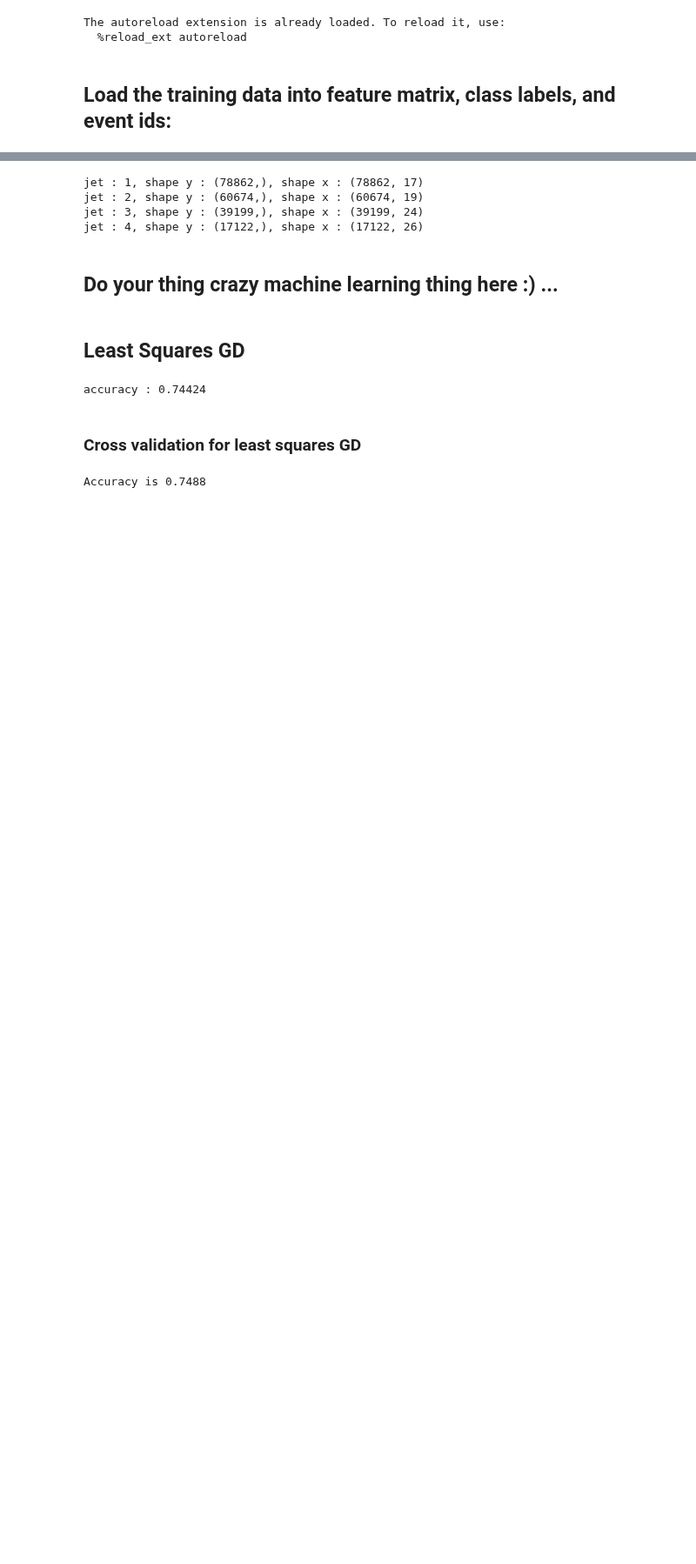
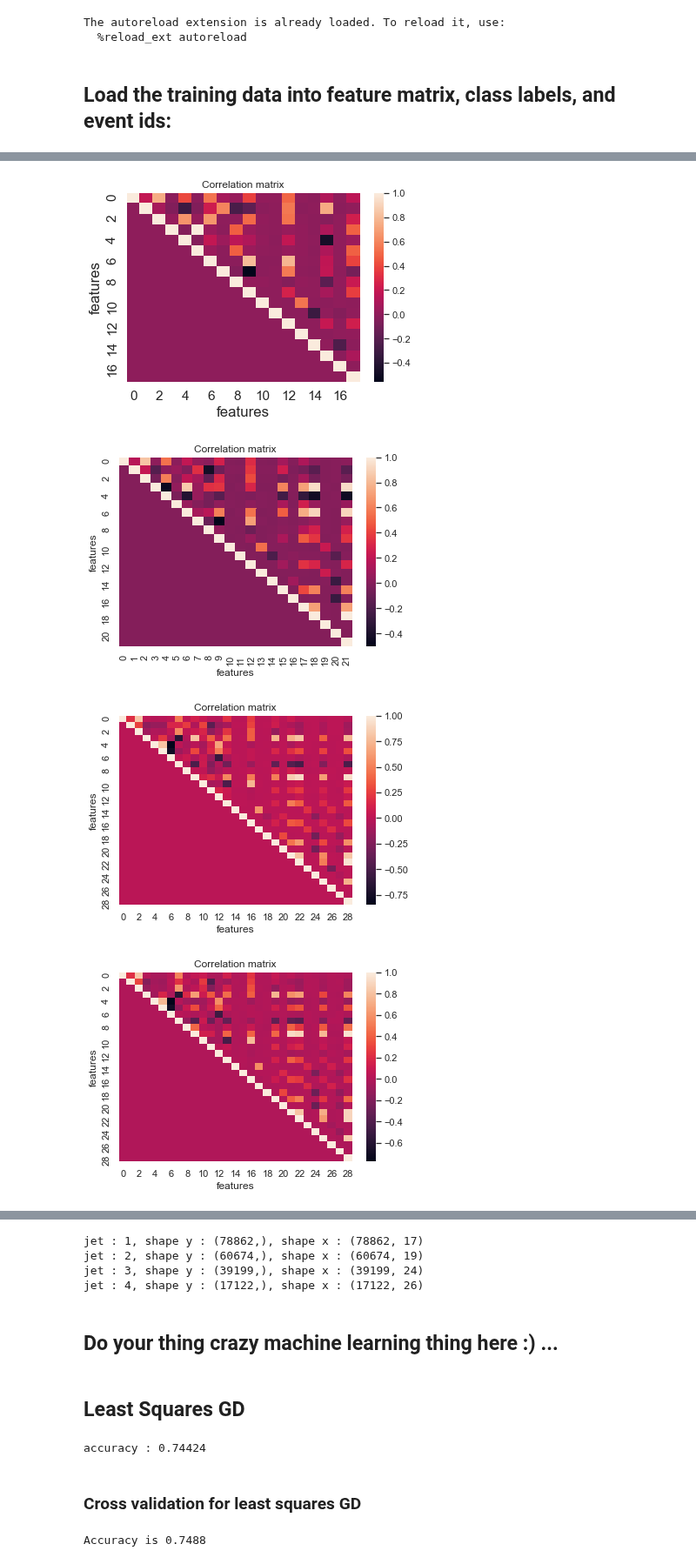
Before and after one commit to SonyaBlinova/ml-project-1-SES, a Jupyter notebook: project_FourGroups.ipynb, the cells around one changed output, grey strips where cells are left out. Shown at 87% size. Cells and saved outputs as stored; diff of their text form; code cells hidden in the pictures; blank space fills up the shorter version.

Commit message:
confusion matrix + correlation heatmap + F1_score

```diff
--- a/project_FourGroups.ipynb
+++ b/project_FourGroups.ipynb
@@ -35,3 +36,14 @@ x_trains, y_trains, del_columns, mean_of_all_col = preproccess(x_train, y_train)
+# %%
+# heatmap : Inspect the correlated features
+correlation_plot(x_trains[0])
+correlation_plot(x_trains[1])
+correlation_plot(x_trains[2])
+correlation_plot(x_trains[3])
+# %% [output]
+[figure, added]
+[figure, added]
+[figure, added]
+[figure, added]
 # %%
 # remove correlated columns
 x_trains, del_columns_cor = correletions(x_trains)
```
Also changed, not shown: parts of 7 cells of this notebook, 3 other files.
